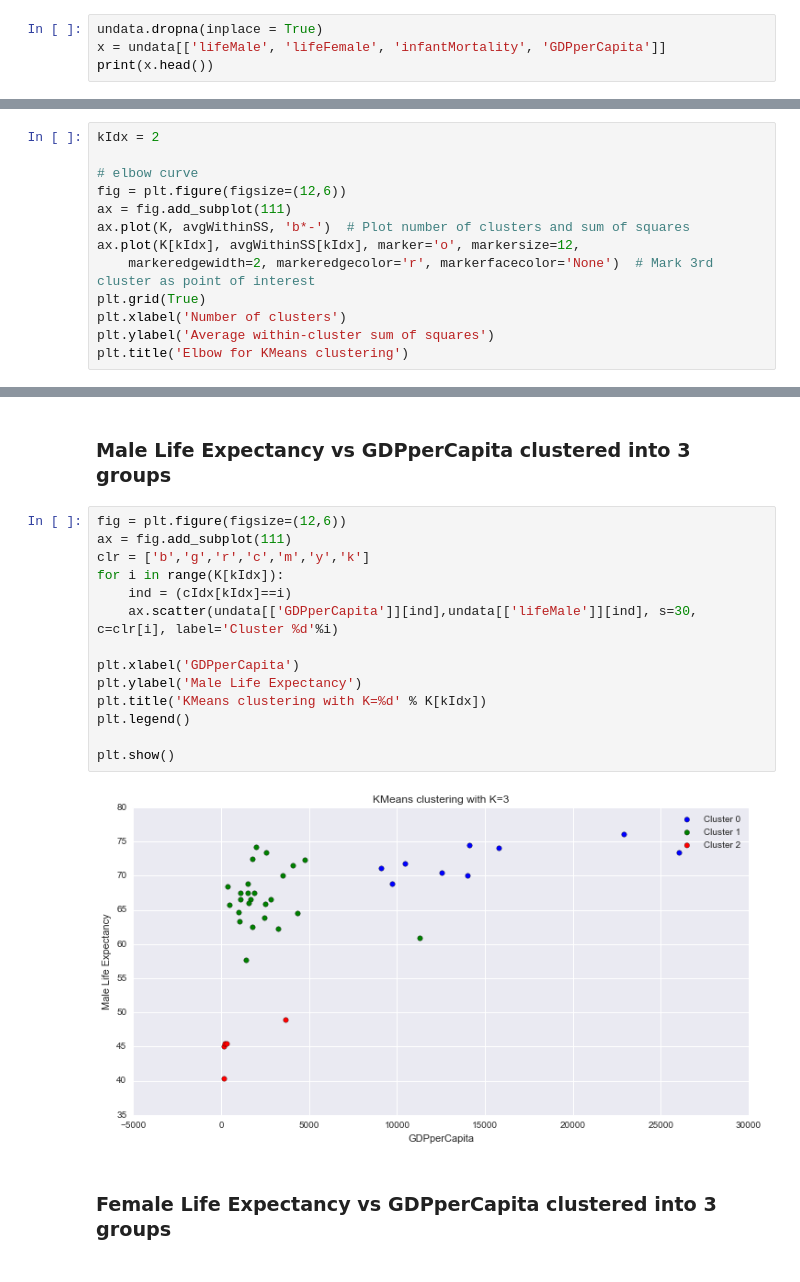
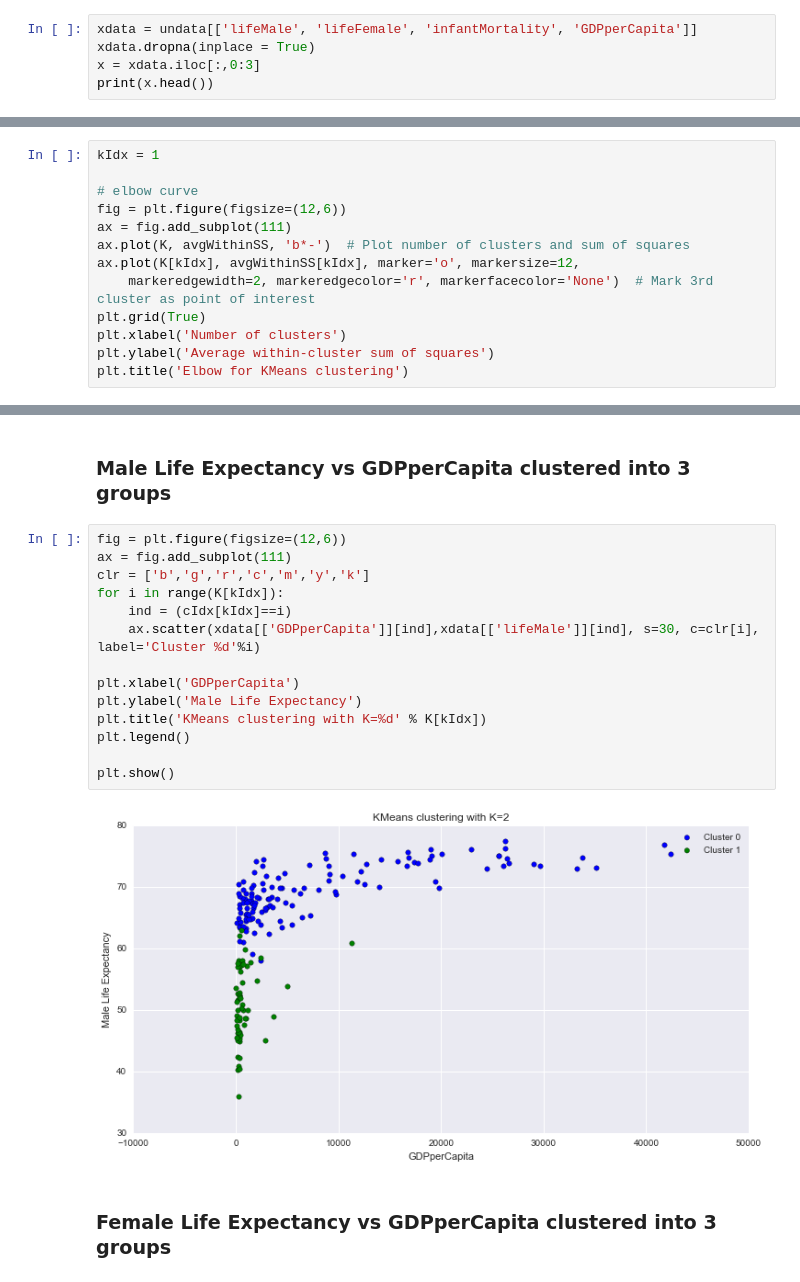
Before and after one commit to danielstallworthmit/thinkful, a Jupyter notebook: datascience/predict/K-Means Clustering.ipynb, the cells around one changed output, grey strips where cells are left out. Saved outputs shown, nothing was run; the diff lists cells and outputs as text.

Commit message:
Corrected K Means data to include more countries and use 2 clusters per adjusted elbow curve.

```diff
--- a/datascience/predict/K-Means Clustering.ipynb
+++ b/datascience/predict/K-Means Clustering.ipynb
@@ -44,7 +44,8 @@ dtype: int64
 # %% [markdown]
 ### Get columns of interest
 # %%
-undata.dropna(inplace = True)
-x = undata[['lifeMale', 'lifeFemale', 'infantMortality', 'GDPperCapita']]
+xdata = undata[['lifeMale', 'lifeFemale', 'infantMortality', 'GDPperCapita']]
+xdata.dropna(inplace = True)
+x = xdata.iloc[:,0:3]
 print(x.head())
 # %% [output]
@@ -71,7 +72,7 @@ avgWithinSS = [sum(d)/x.shape[0] for d in dist]  # Avg within cluster sum of squ
 # %% [markdown]
 ### Make elbow plot to find optimal number of clusters graphically
 # %%
-kIdx = 2
+kIdx = 1
 
 # elbow curve
 fig = plt.figure(figsize=(12,6))
@@ -91,19 +92,19 @@ plt.title('Elbow for KMeans clustering')
 # %%
 fig = plt.figure(figsize=(12,6))
 ax = fig.add_subplot(111)
 clr = ['b','g','r','c','m','y','k']
 for i in range(K[kIdx]):
     ind = (cIdx[kIdx]==i)
-    ax.scatter(undata[['GDPperCapita']][ind],undata[['lifeMale']][ind], s=30, c=clr[i], label='Cluster %d'%i)
+    ax.scatter(xdata[['GDPperCapita']][ind],xdata[['lifeMale']][ind], s=30, c=clr[i], label='Cluster %d'%i)
 
 plt.xlabel('GDPperCapita')
 plt.ylabel('Male Life Expectancy')
 plt.title('KMeans clustering with K=%d' % K[kIdx])
 plt.legend()
 
 plt.show()
 # %% [output]
-[figure, old version]
+[figure, new version]
 # %% [markdown]
 ### Female Life Expectancy vs GDPperCapita clustered into 3 groups
 # %%
```
Also changed, not shown: parts of 5 cells of this notebook.
